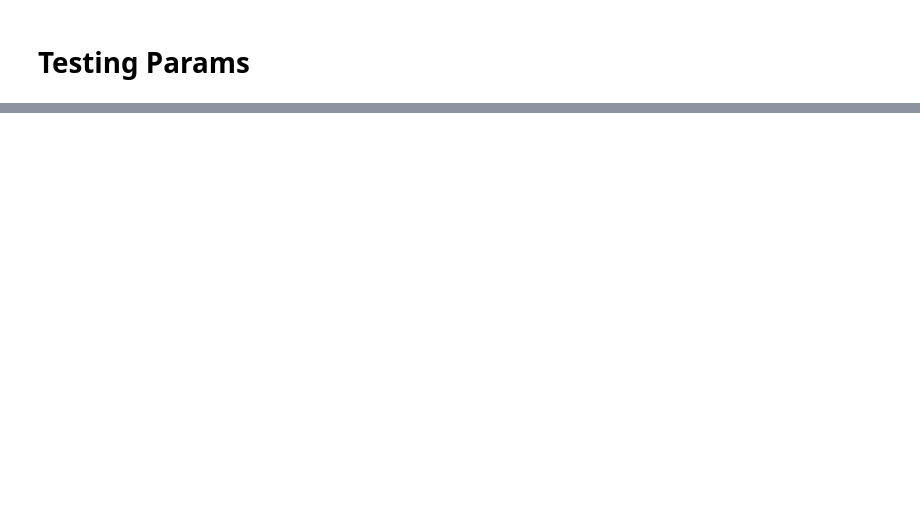
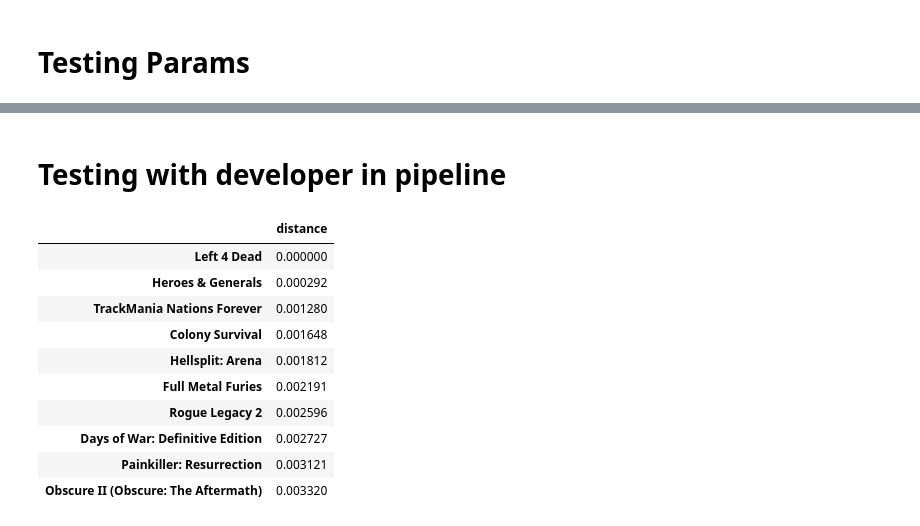
Before and after one commit to JoaoMarques1/find_your_inner_gamer, a Jupyter notebook: notebooks/Testing_pipeline_new_df.ipynb, the cells around one changed output, grey strips where cells are left out. Drawn from its saved outputs; the diff is of its cells as text; code cells hidden in the pictures; blank space fills up the shorter version.

Commit message:
still trying out stuff in the models

```diff
--- a/notebooks/Testing_pipeline_new_df.ipynb
+++ b/notebooks/Testing_pipeline_new_df.ipynb
@@ -79,0 +97,3 @@ df.shape
+# %%
+df['developer'] = df.developer.astype('str').apply(clean).apply(re_clean)
+df.head()
@@ -88,10 +115,15 @@ def kmeans_labels(df, n , mi):
 
     return kmodel.labels_
 # %%
-def create_pipeline(df, m=0.05 , c=1, n =50, mi = 0.04):
+def create_pipeline(df, m=0.05 , c=1, n =50, mi = 0.04, mii=0.01):
     array_transf = FunctionTransformer(lambda array: array.toarray())
     df['cluster'] = kmeans_labels(df, n, mi)
 
+    dev_transf=make_pipeline(
+        TfidfVectorizer(min_df=mii),
+        array_transf,
+        RobustScaler()
+    )
 
     meta_transf = make_pipeline(
         TfidfVectorizer(min_df=m),
@@ -131,6 +163,7 @@ def create_pipeline(df, m=0.05 , c=1, n =50, mi = 0.04):
 
     preproc_basic = make_column_transformer(
         (meta_transf, 'metadata'),
+        (dev_transf, 'developer'),
         (cluster_transf, ['cluster']),
         (ord_transf, ['reviews']),
         (num_transf, ['mature_content']),
@@ -388,0 +411,22 @@ for params in params_list[:25]:
+# %% [markdown]
+# Testing with developer in pipeline
+# %%
+pipe = create_pipeline(df, 0.03, 1, 70, 0.07)
+pipe.shape
+X = pd.DataFrame(pipe, index=df.name.tolist())
+# %%
+model = train(X, df['url'])
+# %%
+recommending_system(model, X, 'Left 4 Dead').head(10)
+# %% [output]
+|  | distance |
+| Left 4 Dead | 0.000000 |
+| Heroes & Generals | 0.000292 |
+| TrackMania Nations Forever | 0.001280 |
+| Colony Survival | 0.001648 |
+| Hellsplit: Arena | 0.001812 |
+| Full Metal Furies | 0.002191 |
+| Rogue Legacy 2 | 0.002596 |
+| Days of War: Definitive Edition | 0.002727 |
+| Painkiller: Resurrection | 0.003121 |
+| Obscure II (Obscure: The Aftermath) | 0.003320 |
```
Also changed, not shown: parts of 26 cells of this notebook, 1 other file.
